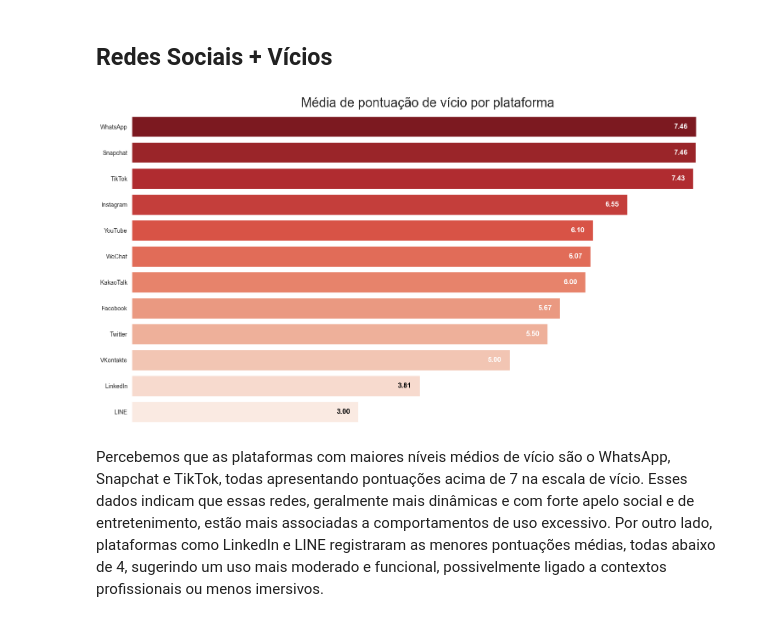
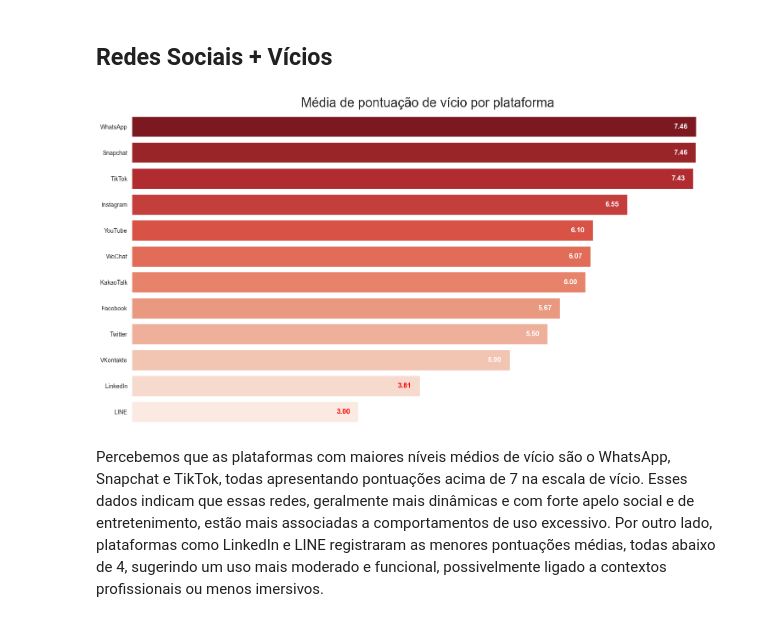
Before and after one commit to JoaoHeslin/Estudantes-e-Midias-Sociais, a Jupyter notebook: relatorio.ipynb, the cells around one changed output. Drawn from its saved outputs; the diff is of its cells as text; code cells hidden in the pictures.

```diff
--- a/relatorio.ipynb
+++ b/relatorio.ipynb
@@ -219,23 +219,23 @@ media_redes = df.groupby("Most_Used_Platform")["Addicted_Score"].mean().reset_in
 # %%
 plt.figure(figsize=(15,8))
 ax = sns.barplot(media_redes, y="Most_Used_Platform", x="Addicted_Score", errorbar=None, palette="Reds_r")
 plt.title("Média de pontuação de vício por plataforma", fontsize=22, y=1.01)
 ax.set_ylabel("")
 ax.set_xlabel("")
 ax.set_xticks([])
 ax.set_frame_on(False)
-ax.grid(axis="x", linestyle="--")
+ax.grid(False)
 ax.set_facecolor('#f5f5dc')
 
 for container in ax.containers:
     for bar in container:
         valor = bar.get_width()
         ax.text(valor - 0.2, bar.get_y() + bar.get_height() / 2, f"{valor:.2f}", ha="center", va="center",
-                color="white" if valor > 4 else "black", fontsize=12,  fontweight="bold")
+                color="white" if valor > 4 else "red", fontsize=12,  fontweight="bold")
 
 plt.tight_layout()
 plt.show()
 # %% [output]
-[figure, old version]
+[figure, new version]
 # %% [markdown]
 Percebemos que as plataformas com maiores níveis médios de vício são o WhatsApp, Snapchat e TikTok, todas apresentando pontuações acima de 7 na escala de vício. Esses dados indicam que essas redes, geralmente mais dinâmicas e com forte apelo social e de entretenimento, estão mais associadas a comportamentos de uso excessivo. Por outro lado, plataformas como LinkedIn e LINE registraram as menores pontuações médias, todas abaixo de 4, sugerindo um uso mais moderado e funcional, possivelmente ligado a contextos profissionais ou menos imersivos.
```
Also changed, not shown: parts of 27 cells of this notebook.
